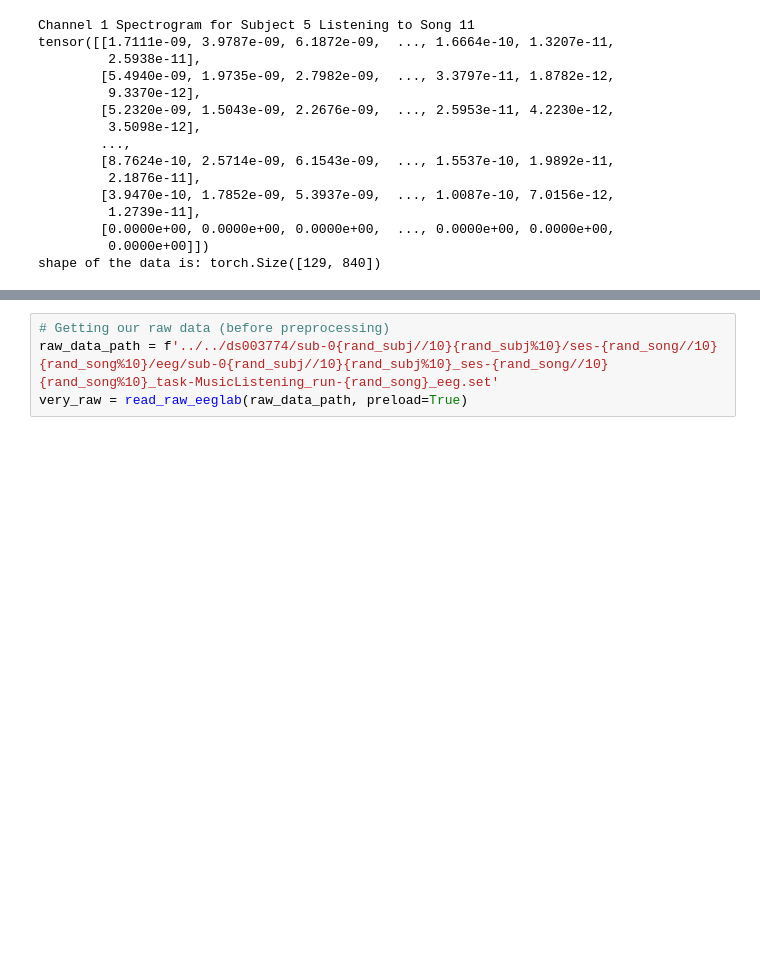
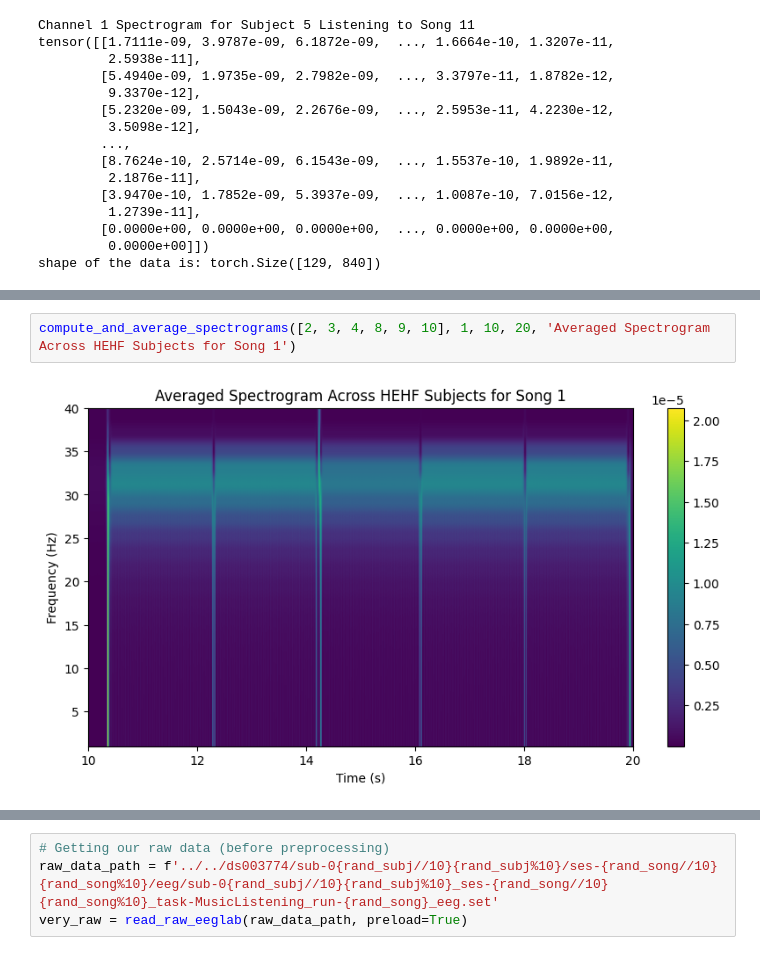
Before and after one commit to mmattyV/musEEGc, a Jupyter notebook: analysis/visualize_data.ipynb, the cells around one changed output, grey strips where cells are left out. Saved outputs shown, nothing was run; the diff lists cells and outputs as text; blank space fills up the shorter version.

```diff
--- a/analysis/visualize_data.ipynb
+++ b/analysis/visualize_data.ipynb
@@ -158,0 +230,4 @@ shape of the data is: torch.Size([129, 840])
+# %%
+compute_and_average_spectrograms([2, 3, 4, 8, 9, 10], 1, 10, 20, 'Averaged Spectrogram Across HEHF Subjects for Song 1')
+# %% [output]
+[figure, added]
```
Also changed, not shown: parts of 6 cells of this notebook, 13 other files.
